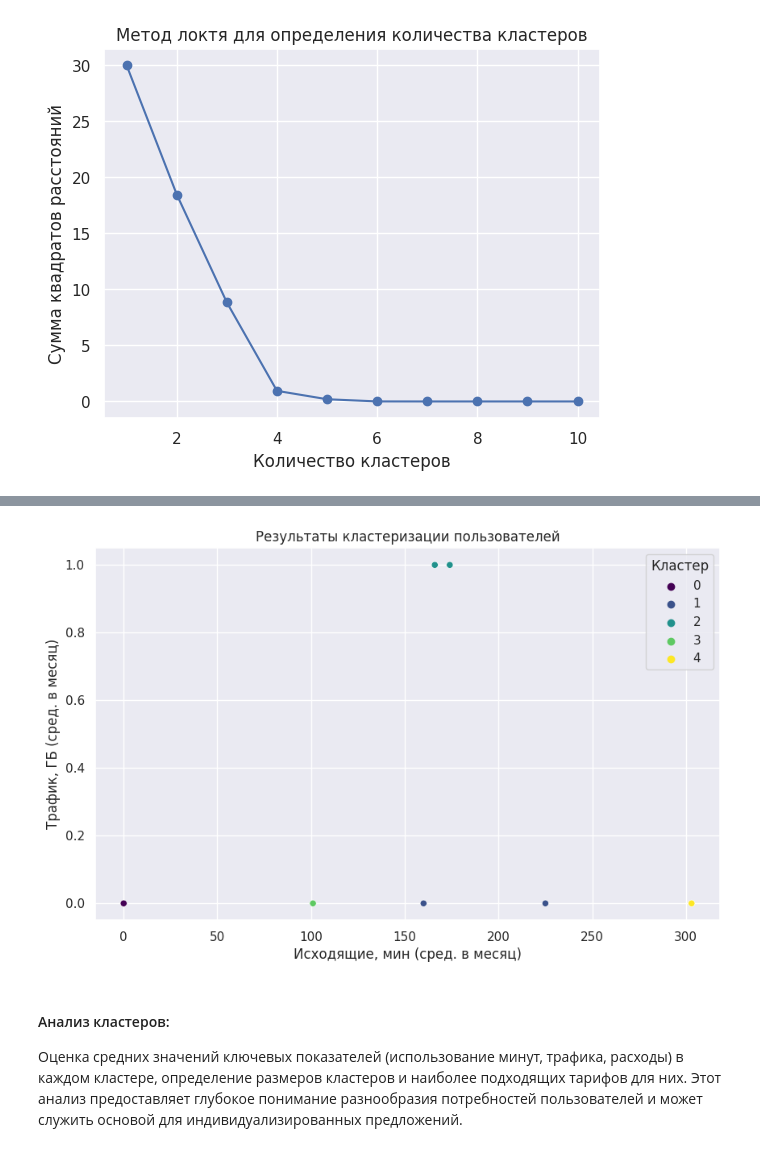
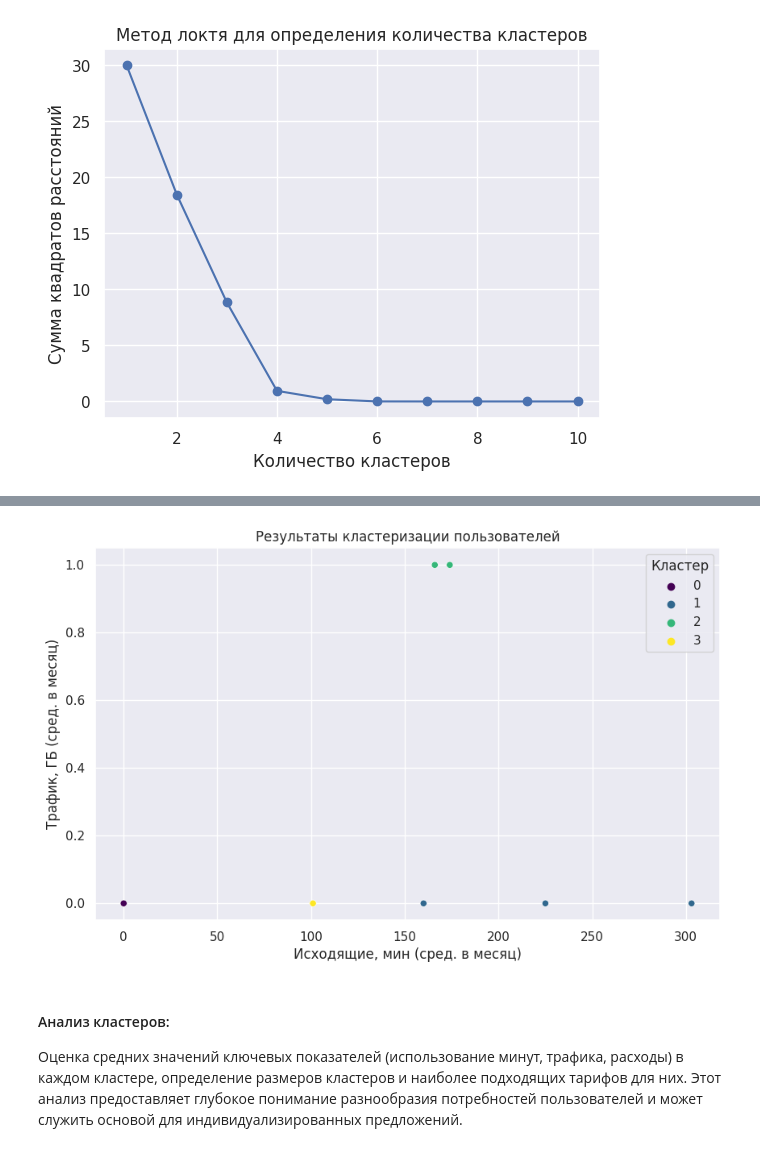
Before and after one commit to 51n1au5k1/A1-CORP, a Jupyter notebook: oprimal_tariff_and_analytics.ipynb, the cells around one changed output, grey strips where cells are left out. Drawn from its saved outputs; the diff is of its cells as text; code cells hidden in the pictures.

```diff
--- a/oprimal_tariff_and_analytics.ipynb
+++ b/oprimal_tariff_and_analytics.ipynb
@@ -1013,16 +1021,16 @@ plt.show()
 # %%
 # Применяем K-means с выбранным количеством кластеров
-optimal_clusters = 5  # Примерное оптимальное количество кластеров
+optimal_clusters = 4  # Примерное оптимальное количество кластеров
 kmeans = KMeans(n_clusters=optimal_clusters, n_init=10, random_state=42)  # Явно указываем n_init=10
 user_info['Кластер'] = kmeans.fit_predict(X_scaled)
 
 # Визуализация результатов кластеризации
 plt.figure(figsize=(10, 6))
 sns.scatterplot(data=user_info, x='Исходящие, мин (сред. в месяц)', y='Трафик, ГБ (сред. в месяц)', hue='Кластер', palette='viridis')
 plt.title('Результаты кластеризации пользователей')
 plt.show()
 # %% [output]
-[figure, old version]
+[figure, new version]
 # %% [markdown]
 #### Анализ кластеров: ####
 Оценка средних значений ключевых показателей (использование минут, трафика, расходы) в каждом кластере, определение размеров кластеров и наиболее подходящих тарифов для них. Этот анализ предоставляет глубокое понимание разнообразия потребностей пользователей и может служить основой для индивидуализированных предложений.
```
Also changed, not shown: parts of 2 cells of this notebook.
